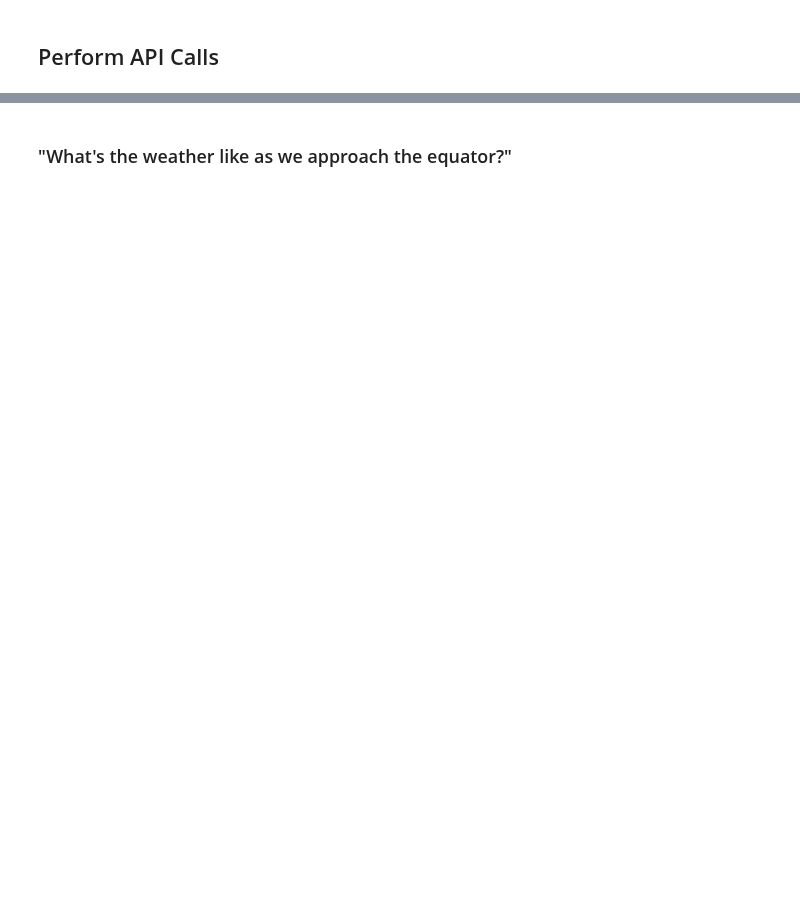
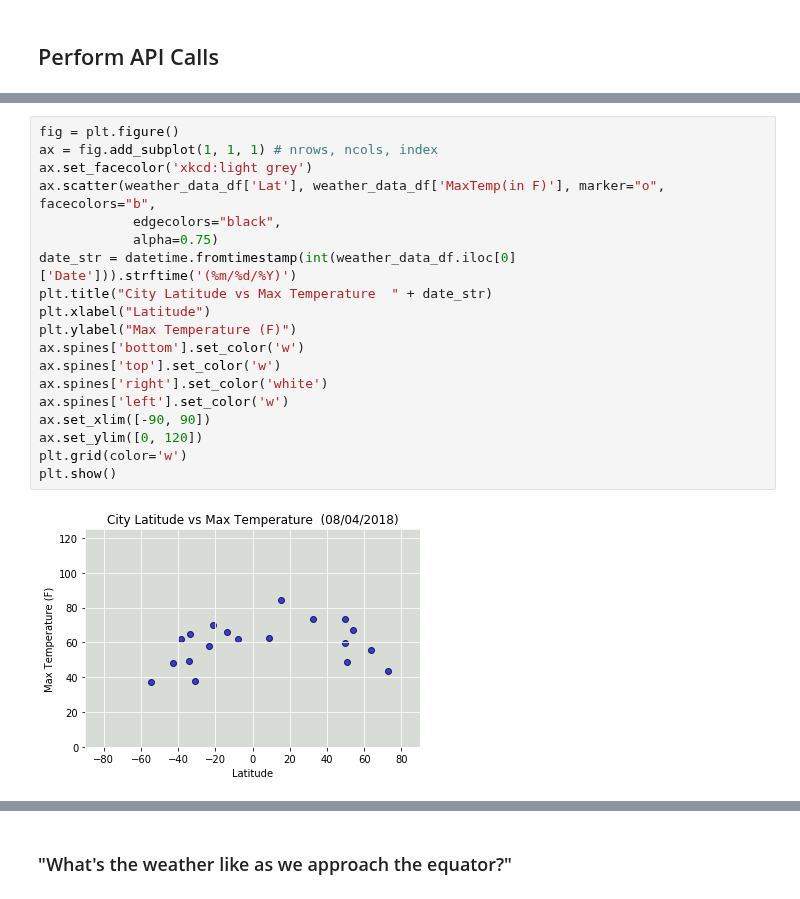
Before and after one commit to MadhukaraBS/BootCamp, a Jupyter notebook: 06-Python-APIs/Instructions/WeatherPy.ipynb, the cells around one changed output, grey strips where cells are left out. Drawn from its saved outputs; the diff is of its cells as text; blank space fills up the shorter version.

Commit message:
cleaned up plots

```diff
--- a/06-Python-APIs/Instructions/WeatherPy.ipynb
+++ b/06-Python-APIs/Instructions/WeatherPy.ipynb
@@ -184,0 +147,21 @@ def places_request(lat, lng, radius=8000, keyword=None, place_type=None, rankby=
+# %%
+fig = plt.figure()
+ax = fig.add_subplot(1, 1, 1) # nrows, ncols, index
+ax.set_facecolor('xkcd:light grey')
+ax.scatter(weather_data_df['Lat'], weather_data_df['MaxTemp(in F)'], marker="o", facecolors="b",
+            edgecolors="black",
+            alpha=0.75)
+date_str = datetime.fromtimestamp(int(weather_data_df.iloc[0]['Date'])).strftime('(%m/%d/%Y)')
+plt.title("City Latitude vs Max Temperature  " + date_str)
+plt.xlabel("Latitude")
+plt.ylabel("Max Temperature (F)")
+ax.spines['bottom'].set_color('w')
+ax.spines['top'].set_color('w')
+ax.spines['right'].set_color('white')
+ax.spines['left'].set_color('w')
+ax.set_xlim([-90, 90])
+ax.set_ylim([0, 120])
+plt.grid(color='w')
+plt.show()
+# %% [output]
+[figure, added]
```
Also changed, not shown: parts of 15 cells of this notebook.
